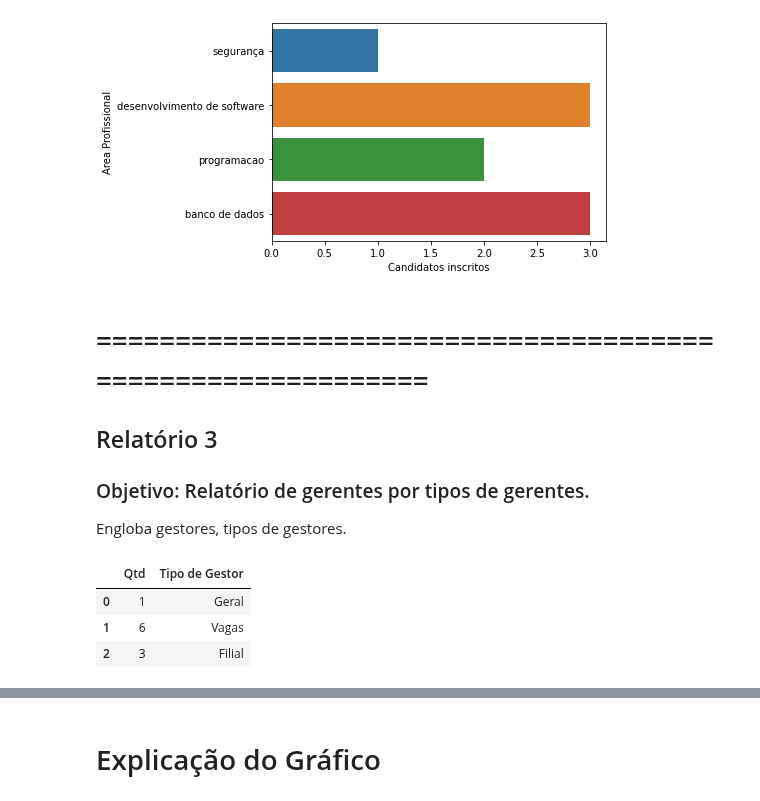
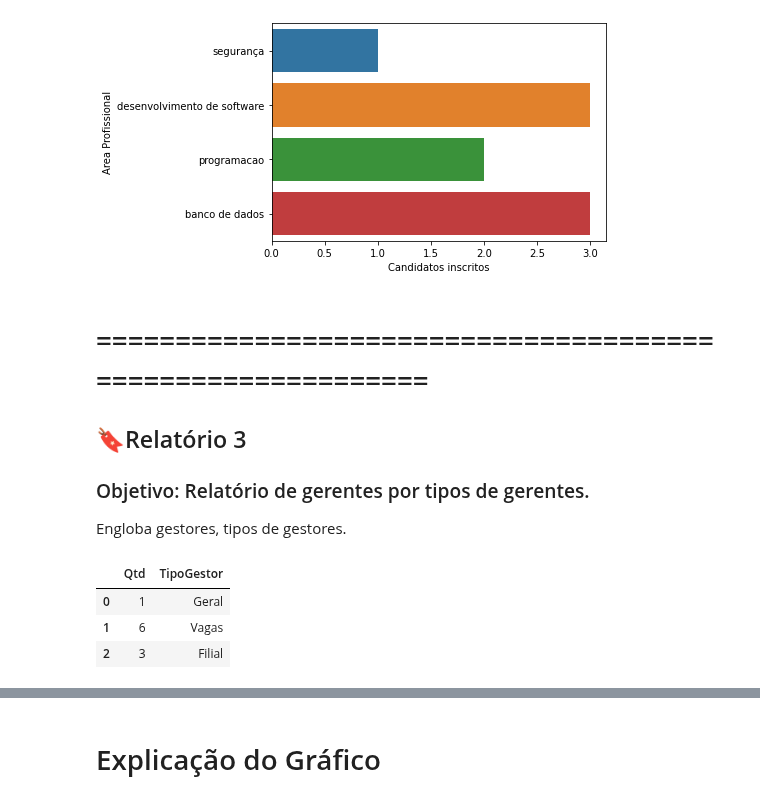
Before and after one commit to MateusLannes/Trabalho_BD1_2022, a Jupyter notebook: Files/ColabGHHL_Contrat.ipynb, the cells around one changed output, grey strips where cells are left out. Drawn from its saved outputs; the diff is of its cells as text; code cells hidden in the pictures.

```diff
--- a/Files/ColabGHHL_Contrat.ipynb
+++ b/Files/ColabGHHL_Contrat.ipynb
@@ -1483,19 +1498,19 @@ sns.barplot(x='Candidatos inscritos',y='Area Profissional',data=res,)
 [figure]
 # %% [markdown]
 # ============================================================
-## Relatório 3
+## 🔖Relatório 3
 ### Objetivo: Relatório de gerentes por tipos de gerentes.
 Engloba gestores, tipos de gestores.
 # %%
 res = pd.read_sql_query("""
-SELECT count(g.fk_usuario_id) as "Qtd", tg.nome_tipo as "Tipo de Gestor"
+SELECT count(g.fk_usuario_id) as "Qtd", tg.nome_tipo as "TipoGestor"
 FROM gestor as g
 join tipo_gestor as tg on(g.id_tipo=tg.id_tipo)
 group by tg.nome_tipo;
                   """,conn)
 res
 # %% [output]
-|  | Qtd | Tipo de Gestor |
+|  | Qtd | TipoGestor |
 | 0 | 1 | Geral |
 | 1 | 6 | Vagas |
 | 2 | 3 | Filial |
```
Also changed, not shown: parts of 22 cells of this notebook.
